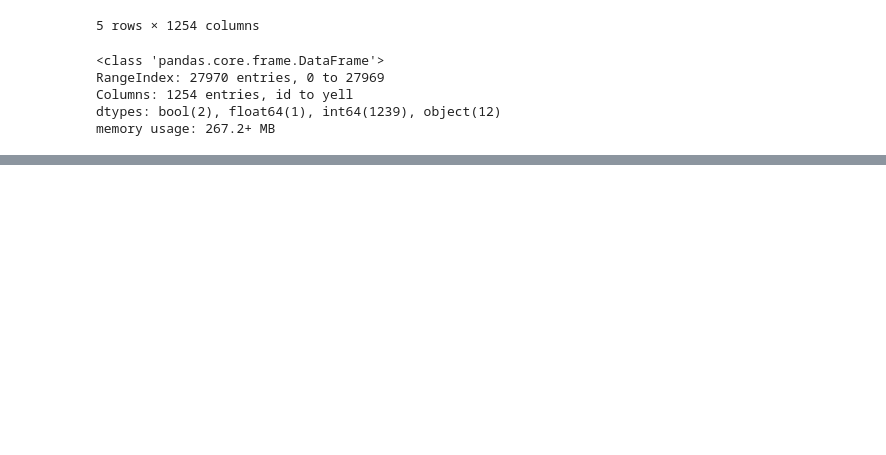
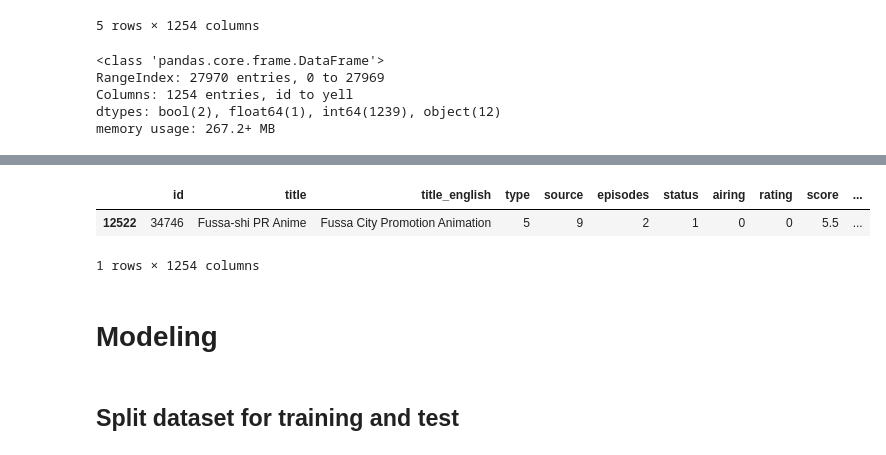
Before and after one commit to ImCodingCat/capstone_project, a Jupyter notebook: machine_learning/classification.ipynb, the cells around one changed output, grey strips where cells are left out. Saved outputs shown, nothing was run; the diff lists cells and outputs as text; code cells hidden in the pictures; blank space fills up the shorter version.

```diff
--- a/machine_learning/classification.ipynb
+++ b/machine_learning/classification.ipynb
@@ -99,0 +175,20 @@ memory usage: 267.2+ MB
+# %%
+status_encoder = LabelEncoder()
+type_encoder = LabelEncoder()
+source_encoder = LabelEncoder()
+rating_encoder = LabelEncoder()
+
+df_encoded['status'] = status_encoder.fit_transform(df_encoded['status'])
+df_encoded['type'] = type_encoder.fit_transform(df_encoded['type'])
+df_encoded['source'] = source_encoder.fit_transform(df_encoded['source'])
+df_encoded['rating'] = rating_encoder.fit_transform(df_encoded['rating'])
+# %%
+df_encoded.sample(1)
+# %% [output]
+|  | id | title | title_english | type | source | episodes | status | airing | rating | score | ... |
+| 12522 | 34746 | Fussa-shi PR Anime | Fussa City Promotion Animation | 5 | 9 | 2 | 1 | 0 | 0 | 5.5 | ... |
+1 rows × 1254 columns
+# %% [markdown]
+# Modeling
+# %% [markdown]
+## Split dataset for training and test
```
Also changed, not shown: parts of 8 cells of this notebook, 4 other files.
